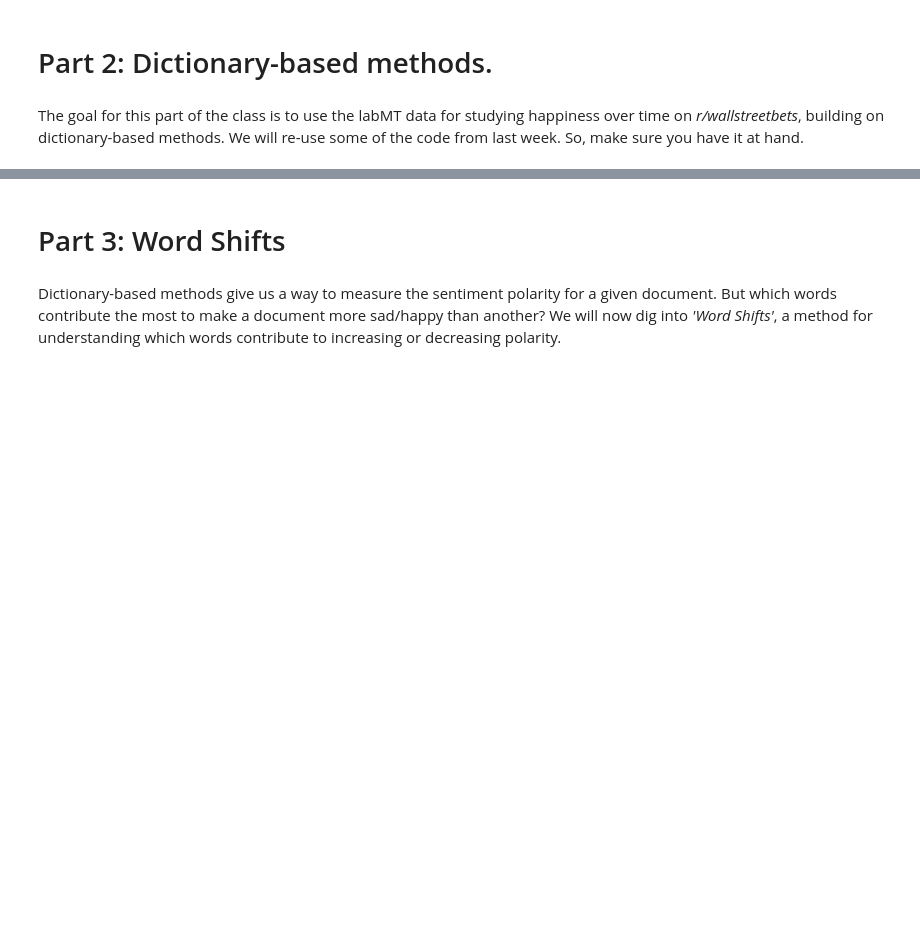
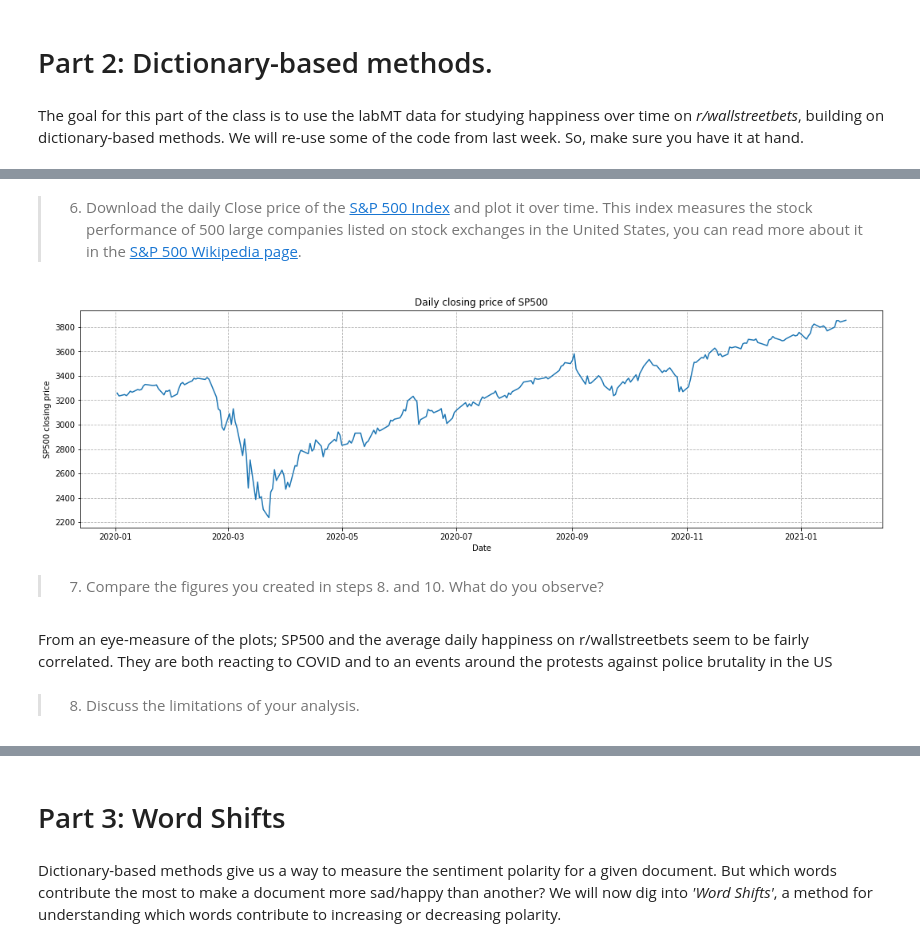
Before and after one commit to wdmdev/comsocsci2021, a Jupyter notebook: lectures/Week7 answers.ipynb, the cells around one changed output, grey strips where cells are left out. Saved outputs shown, nothing was run; the diff lists cells and outputs as text; code cells hidden in the pictures; blank space fills up the shorter version.

```diff
--- a/lectures/Week7 answers.ipynb
+++ b/lectures/Week7 answers.ipynb
@@ -209,0 +295,29 @@ The goal for this part of the class is to use the labMT data for studying happin
+# %% [markdown]
+>    6. Download the daily Close price of the [S&P 500 Index](https://finance.yahoo.com/quote/%5EGSPC/history?p=%5EGSPC) and plot it over time. This index measures the stock performance of 500 large companies listed on stock exchanges in the United States, you can read more about it in the [S&P 500 Wikipedia page](https://en.wikipedia.org/wiki/S%26P_500).
+# %%
+import pandas as pd
+import pandas_datareader as pdr
+
+start = pd.to_datetime('2020-01-01')
+end = pd.to_datetime('2021-01-25')
+
+SP500 = pdr.get_data_yahoo('^GSPC', start, end)
+# %%
+import matplotlib.pyplot as plt
+
+fig, ax = plt.subplots(figsize=(18,5))
+ax.set_title('Daily closing price of SP500')
+ax.set_xlabel('Date')
+ax.set_ylabel('SP500 closing price')
+ax.grid(linestyle='--')
+ax.plot(SP500.Close)
+plt.show()
+# %% [output]
+[figure, added]
+# %% [markdown]
+>    7. Compare the figures you created in steps 8. and 10. What do you observe?
+# %% [markdown]
+From an eye-measure of the plots; SP500 and the average daily happiness on r/wallstreetbets seem to be fairly correlated.
+They are both reacting to COVID and to an events around the protests against police brutality in the US
+# %% [markdown]
+>    8. Discuss the limitations of your analysis.
```
Also changed, not shown: parts of 66 cells of this notebook, 14 other files.
